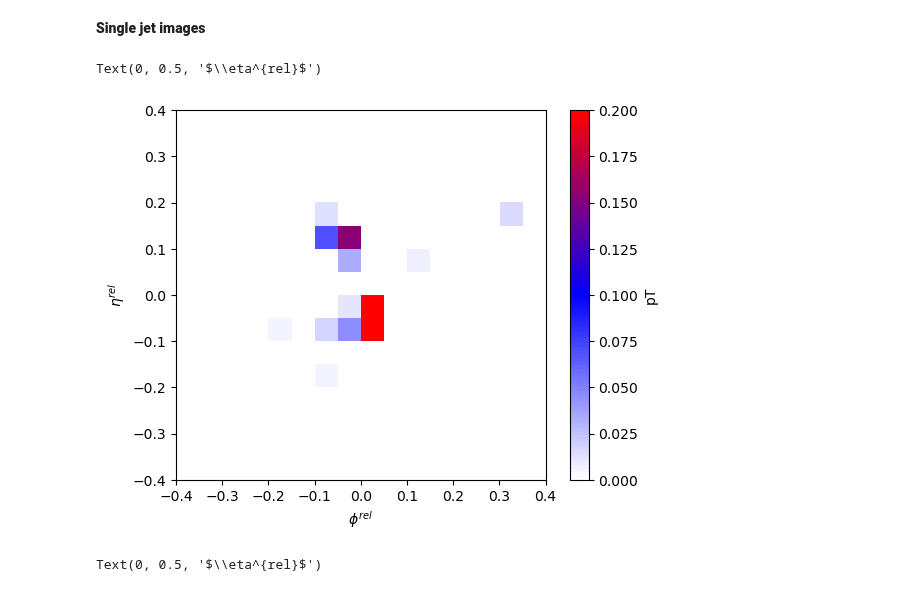
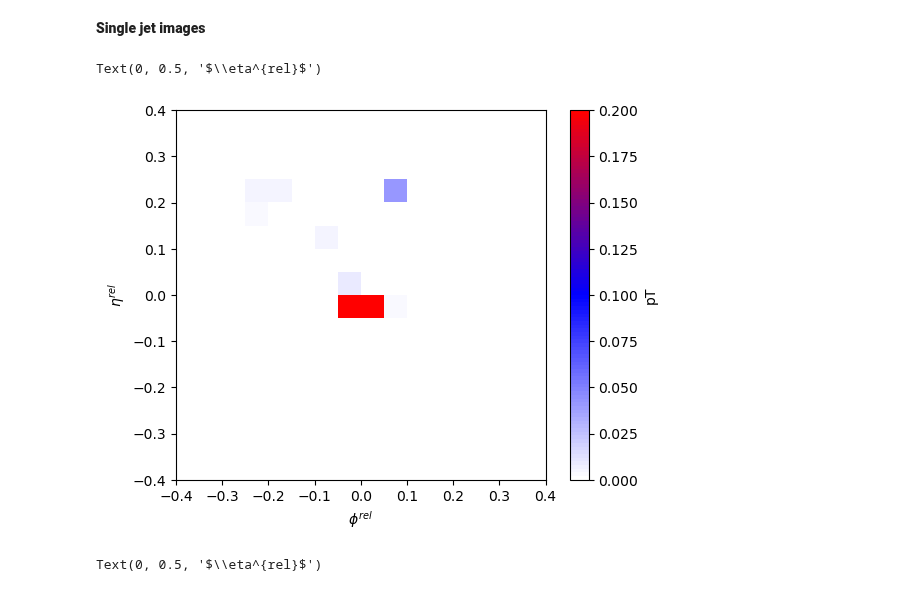
Before and after one commit to mathmartines/JetTagging, a Jupyter notebook: DataExploration/Matheus.ipynb, the cells around one changed output. Drawn from its saved outputs; the diff is of its cells as text; code cells hidden in the pictures.

```diff
--- a/DataExploration/Matheus.ipynb
+++ b/DataExploration/Matheus.ipynb
@@ -7,6 +7,6 @@ from src.JetImage import JetImage, JetImageCalculatorPandas, JetImageAvarageCalc
 import matplotlib.pyplot as plt
 from matplotlib.colors import LinearSegmentedColormap
 # %%
-data_gluon = pd.read_csv('../Data/Trainning/g_jets.csv', header=None, sep=' ')
-data_quark = pd.read_csv('../Data/Trainning/q_jets.csv', header=None, sep=' ')
-data_top = pd.read_csv('../Data/Trainning/t_jets.csv', header=None, sep=' ')
+data_gluon = pd.read_csv('../Data/Trainning/g_jets.csv', header=None)
+data_quark = pd.read_csv('../Data/Trainning/q_jets.csv', header=None)
+data_top = pd.read_csv('../Data/Trainning/t_jets.csv', header=None)
@@ -48,13 +24,13 @@ n_bins = 100  # Number of bins for interpolation
 custom_cmap = LinearSegmentedColormap.from_list('white_blue_red', colors, N=n_bins)
 # %%
 # import numpy as np
-plt.imshow(first_gluon_image, cmap=custom_cmap, extent=(-0.4, 0.4, -0.4, 0.4), vmin=0, vmax=0.2)
+plt.imshow(first_gluon_image_pd, cmap=custom_cmap, extent=(-0.4, 0.4, -0.4, 0.4), vmin=0, vmax=0.2)
 plt.colorbar(label='pT')
 plt.xlabel(r'$\phi^{rel}$')
 plt.ylabel(r'$\eta^{rel}$')
 # %% [output]
 Text(0, 0.5, '$\\eta^{rel}$')
-[figure, old version]
+[figure, new version]
 # %%
 # import numpy as np
 plt.imshow(first_gluon_image_pd, cmap=custom_cmap, extent=(-0.4, 0.4, -0.4, 0.4))
```
Also changed, not shown: parts of 7 cells of this notebook, 58 other files.
